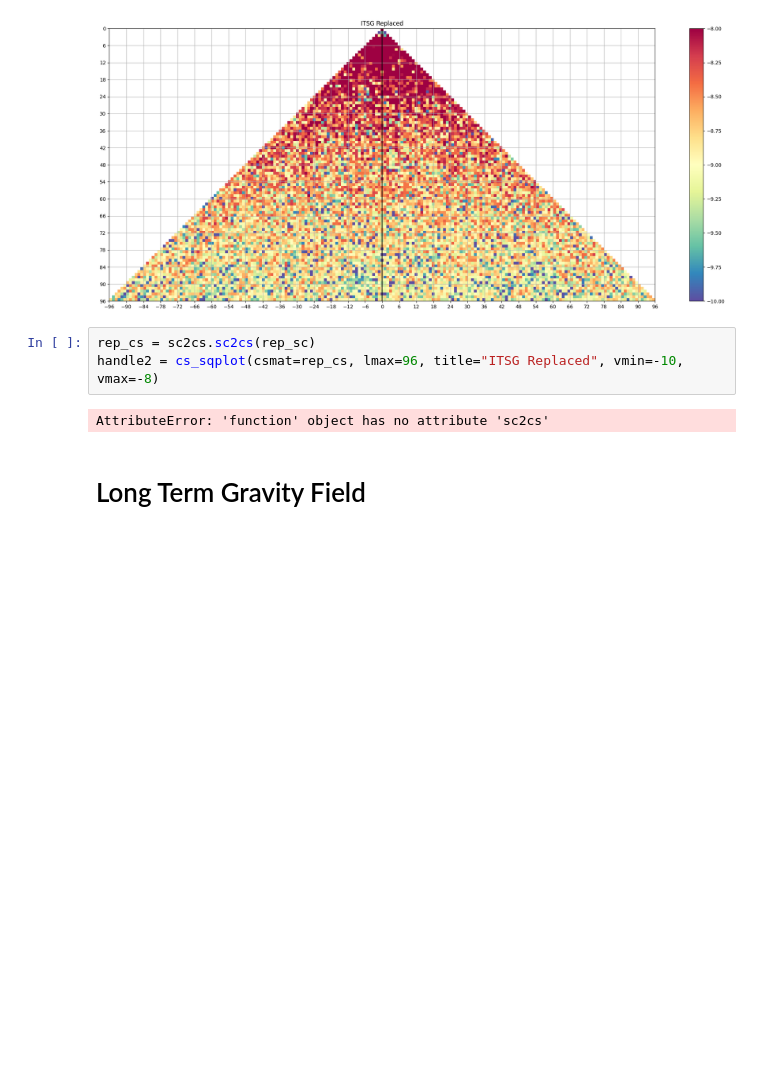
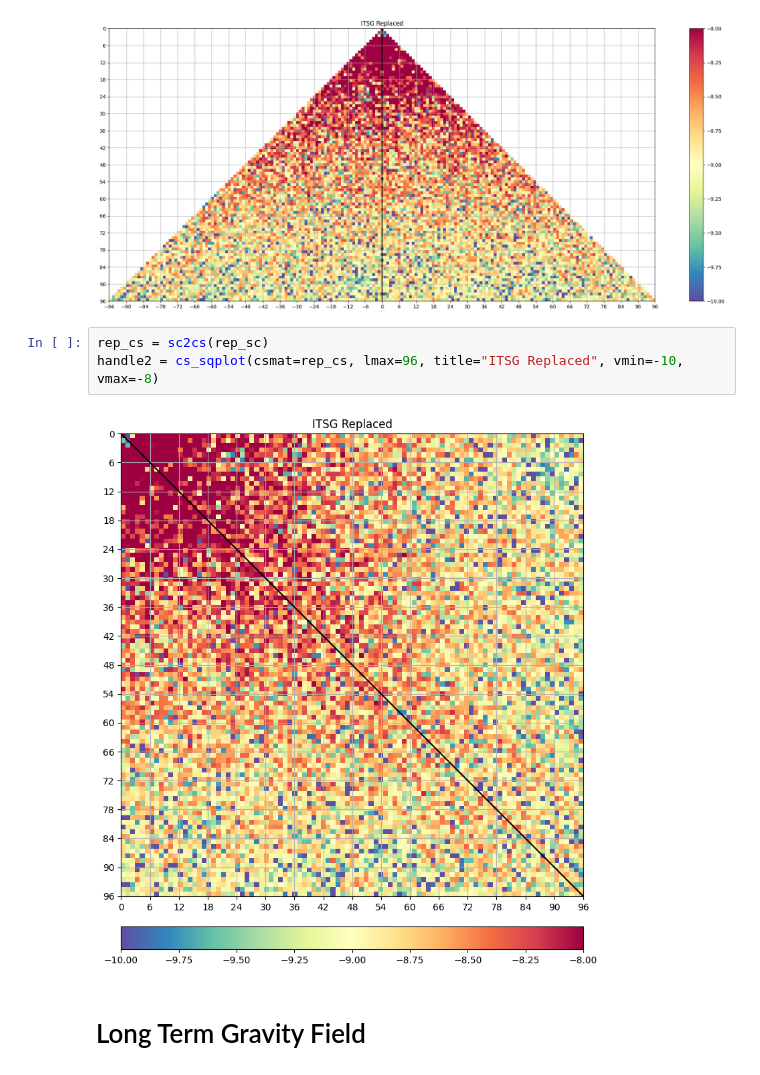
Before and after one commit to GESS-research-group/pyshbundle, a Jupyter notebook: notebooks/visualizations.ipynb, the cells around one changed output. Drawn from its saved outputs; the diff is of its cells as text; blank space fills up the shorter version.

Commit message:
module object not callable error in tws_calc

```diff
--- a/notebooks/visualizations.ipynb
+++ b/notebooks/visualizations.ipynb
@@ -77,10 +77,10 @@ handle = sc_triplot(scmat=rep_sc, lmax=96, title="ITSG Replaced", vmin=-10, vmax
 # %% [output]
 [figure]
 # %%
-rep_cs = sc2cs.sc2cs(rep_sc)
+rep_cs = sc2cs(rep_sc)
 handle2 = cs_sqplot(csmat=rep_cs, lmax=96, title="ITSG Replaced", vmin=-10, vmax=-8)
 # %% [output]
-AttributeError: 'function' object has no attribute 'sc2cs'
+[figure, added]
 # %% [markdown]
 # Long Term Gravity Field
 # %%
```
Also changed, not shown: 1 other file.
